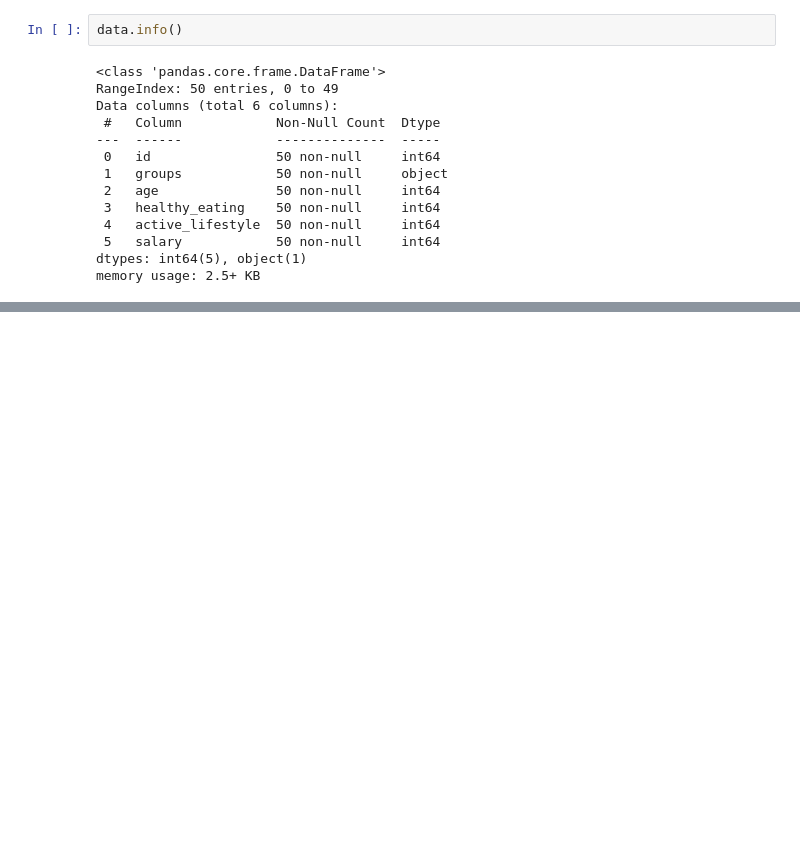
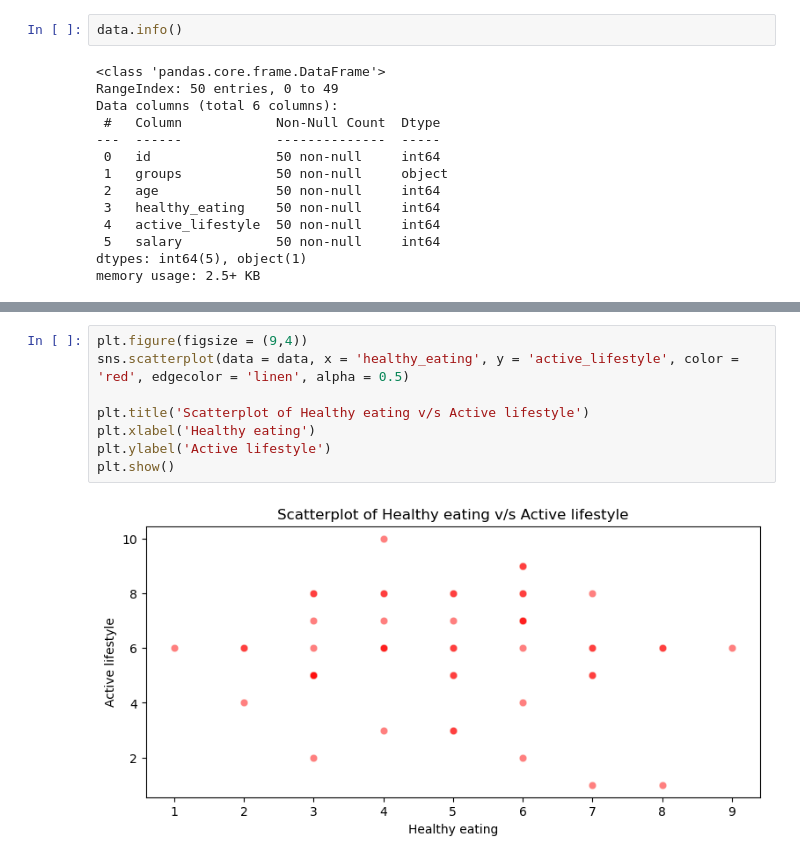
Before and after one commit to Tirth678/Data-Analysis-Projects, a Jupyter notebook: Project 2/notebook.ipynb, the cells around one changed output, grey strips where cells are left out. Drawn from its saved outputs; the diff is of its cells as text; blank space fills up the shorter version.

```diff
--- a/Project 2/notebook.ipynb
+++ b/Project 2/notebook.ipynb
@@ -45,0 +57,10 @@ memory usage: 2.5+ KB
+# %%
+plt.figure(figsize = (9,4))
+sns.scatterplot(data = data, x = 'healthy_eating', y = 'active_lifestyle', color = 'red', edgecolor = 'linen', alpha = 0.5)
+
+plt.title('Scatterplot of Healthy eating v/s Active lifestyle')
+plt.xlabel('Healthy eating')
+plt.ylabel('Active lifestyle')
+plt.show()
+# %% [output]
+[figure, added]
```
Also changed, not shown: parts of 8 cells of this notebook.
